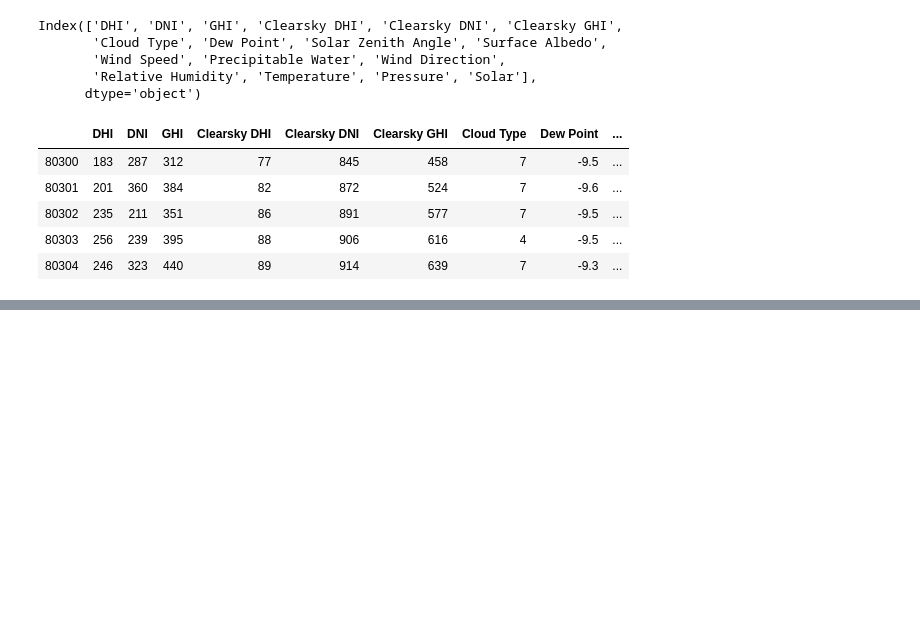
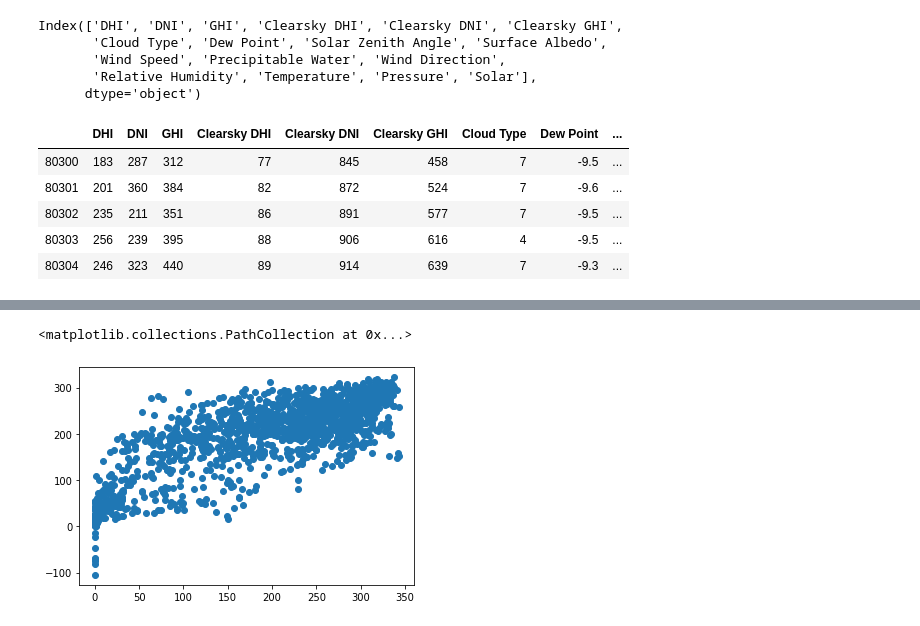
Before and after one commit to UW-EnergyForecaster/EnergyForecasters, a Jupyter notebook: examples/model_development.ipynb, the cells around one changed output, grey strips where cells are left out. Cells and saved outputs as stored; diff of their text form; code cells hidden in the pictures; blank space fills up the shorter version.

```diff
--- a/examples/model_development.ipynb
+++ b/examples/model_development.ipynb
@@ -80,0 +148,5 @@ sns.heatmap(corr, cmap = "RdBu_r", ax=ax)
+# %%
+plt.scatter(y_test,y_fit)
+# %% [output]
+<matplotlib.collections.PathCollection at 0x...>
+[figure, added]
```
Also changed, not shown: parts of 7 cells of this notebook, 1 other file.
